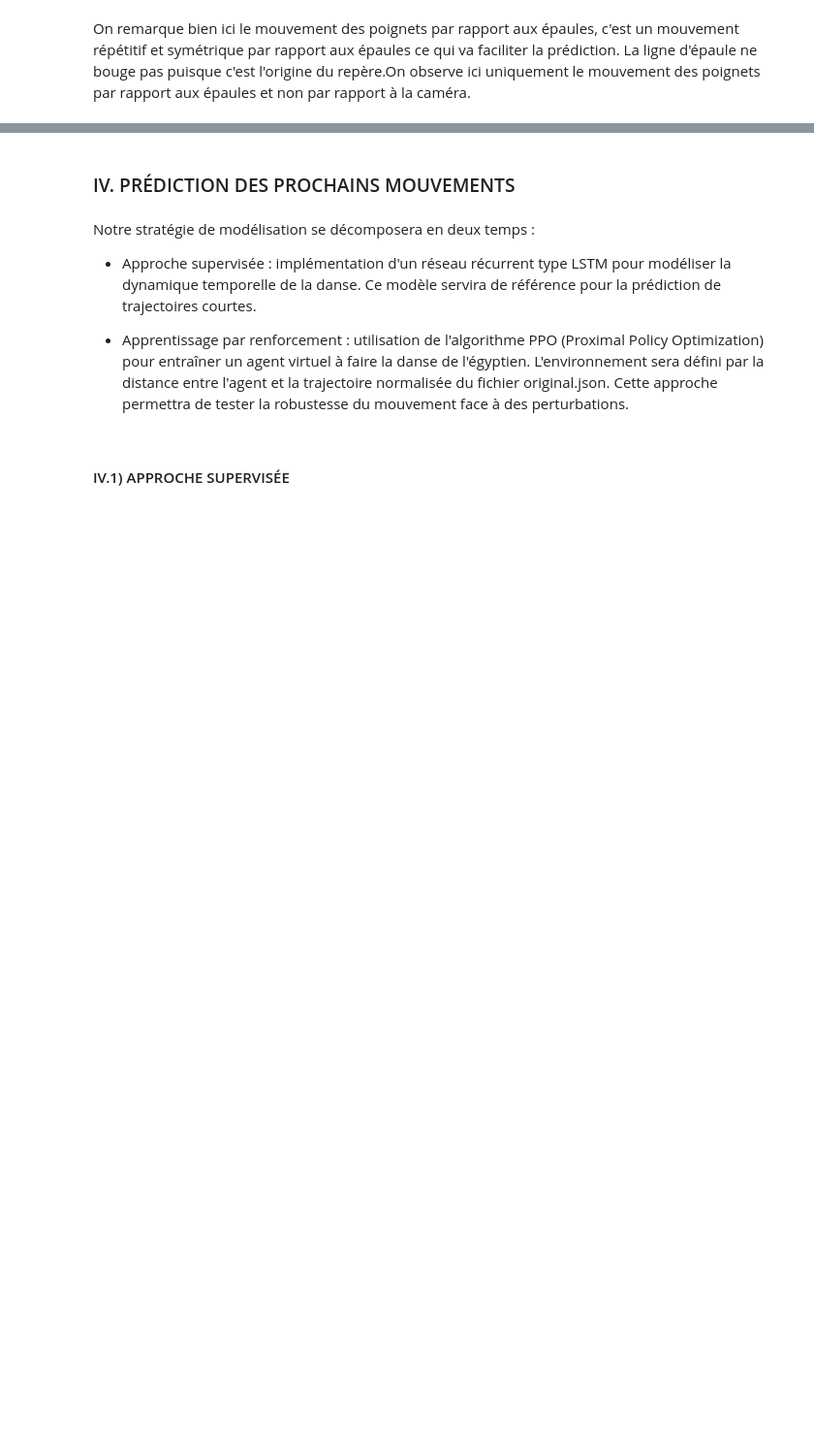
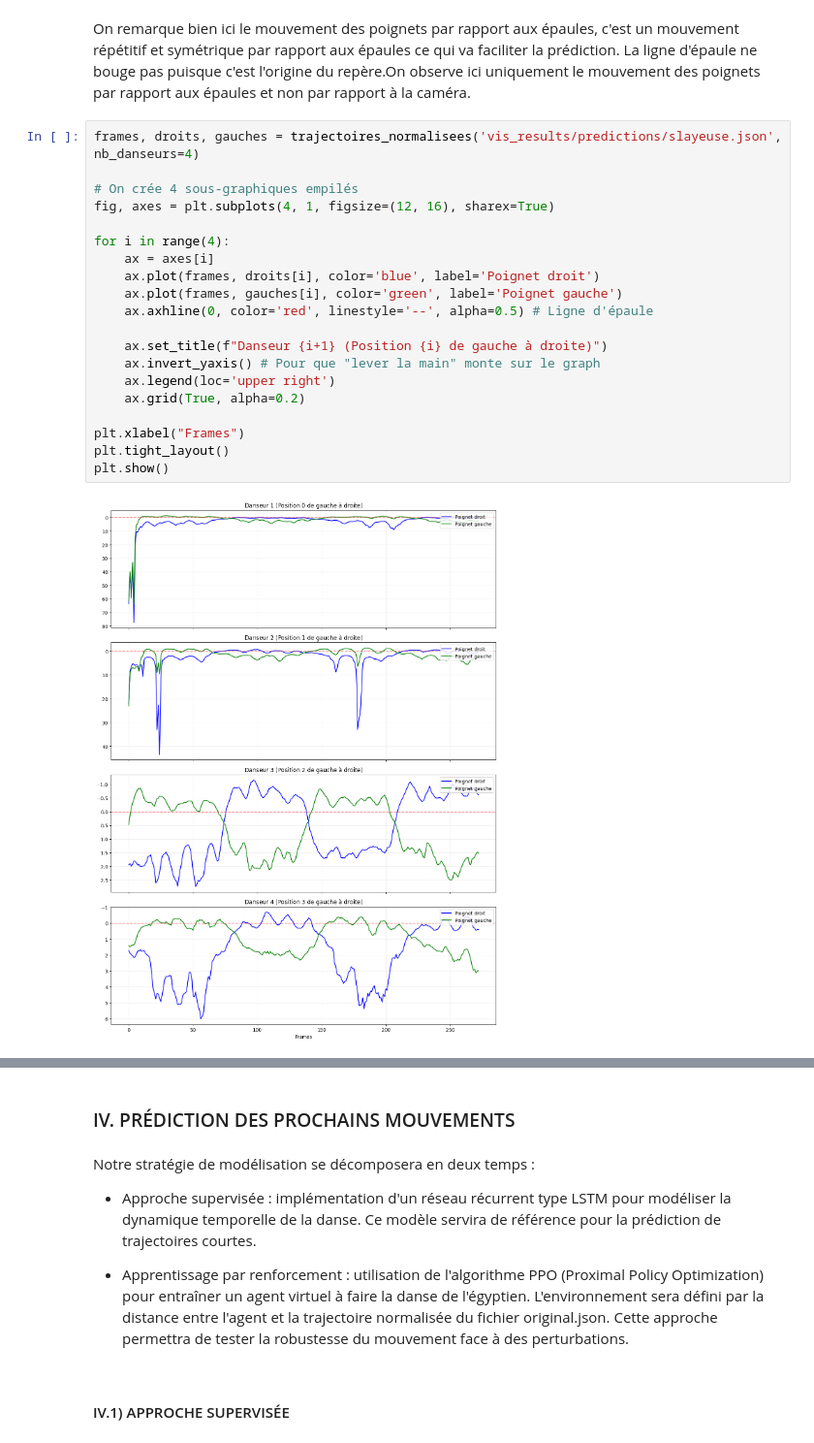
Before and after one commit to Sylvieho/cros-ho-lory-sallet, a Jupyter notebook: CROS_LORY_HO_SALLET_MMPOSE.ipynb, the cells around one changed output, grey strips where cells are left out. Shown at 97% size. Cells and saved outputs as stored; diff of their text form; blank space fills up the shorter version.

```diff
--- a/CROS_LORY_HO_SALLET_MMPOSE.ipynb
+++ b/CROS_LORY_HO_SALLET_MMPOSE.ipynb
@@ -247,2 +187,24 @@ plt.show()
 # %% [markdown]
 On remarque bien ici le mouvement des poignets par rapport aux épaules, c'est un mouvement répétitif et symétrique par rapport aux épaules ce qui va faciliter la prédiction. La ligne d'épaule ne bouge pas puisque c'est l'origine du repère.On observe ici uniquement le mouvement des poignets par rapport aux épaules et non par rapport à la caméra.
+# %%
+frames, droits, gauches = trajectoires_normalisees('vis_results/predictions/slayeuse.json', nb_danseurs=4)
+
+# On crée 4 sous-graphiques empilés
+fig, axes = plt.subplots(4, 1, figsize=(12, 16), sharex=True)
+
+for i in range(4):
+    ax = axes[i]
+    ax.plot(frames, droits[i], color='blue', label='Poignet droit')
+    ax.plot(frames, gauches[i], color='green', label='Poignet gauche')
+    ax.axhline(0, color='red', linestyle='--', alpha=0.5) # Ligne d'épaule
+
+    ax.set_title(f"Danseur {i+1} (Position {i} de gauche à droite)")
+    ax.invert_yaxis() # Pour que "lever la main" monte sur le graph
+    ax.legend(loc='upper right')
+    ax.grid(True, alpha=0.2)
+
+plt.xlabel("Frames")
+plt.tight_layout()
+plt.show()
+# %% [output]
+[figure, added]
```
Also changed, not shown: parts of 15 cells of this notebook, 1 other file.
